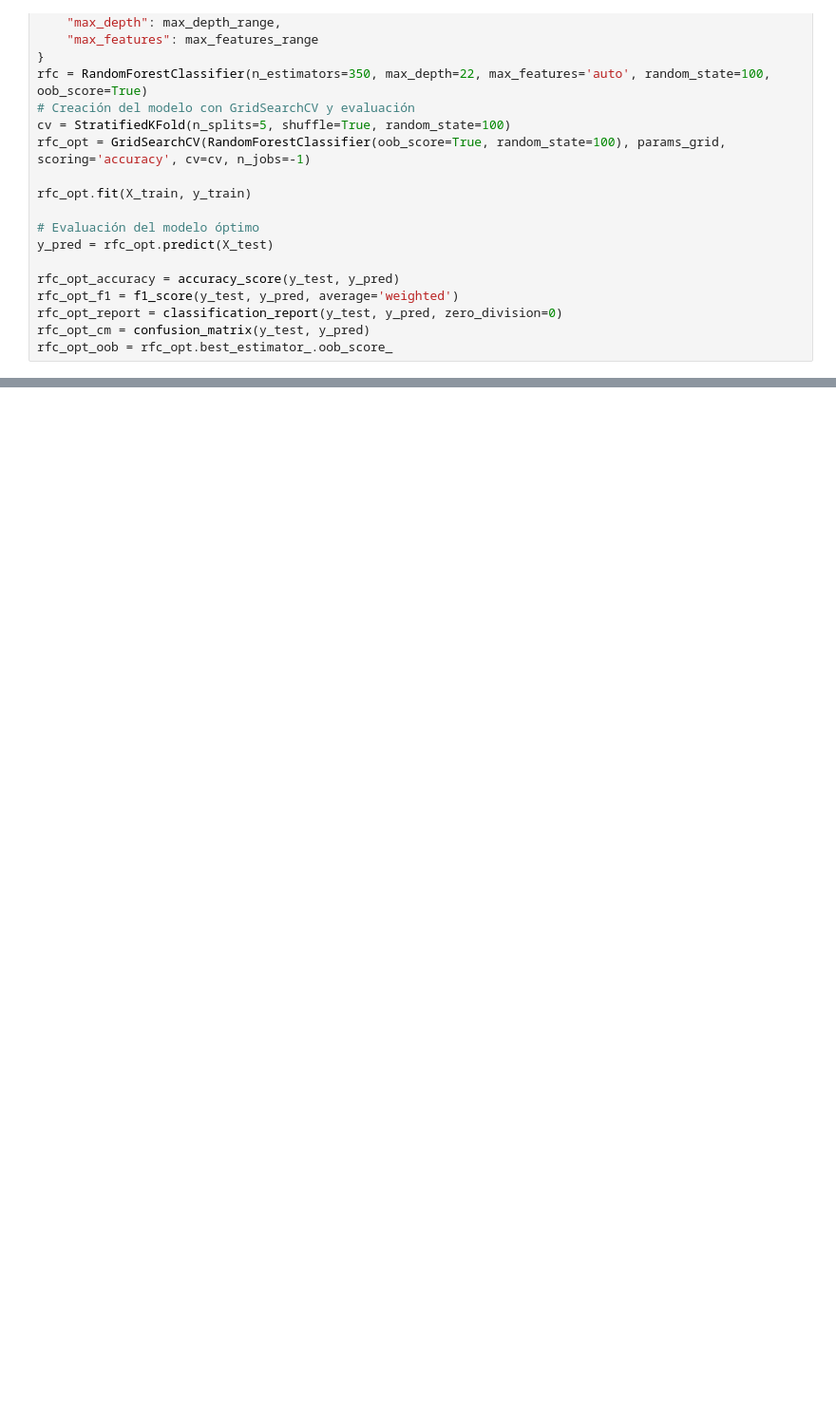
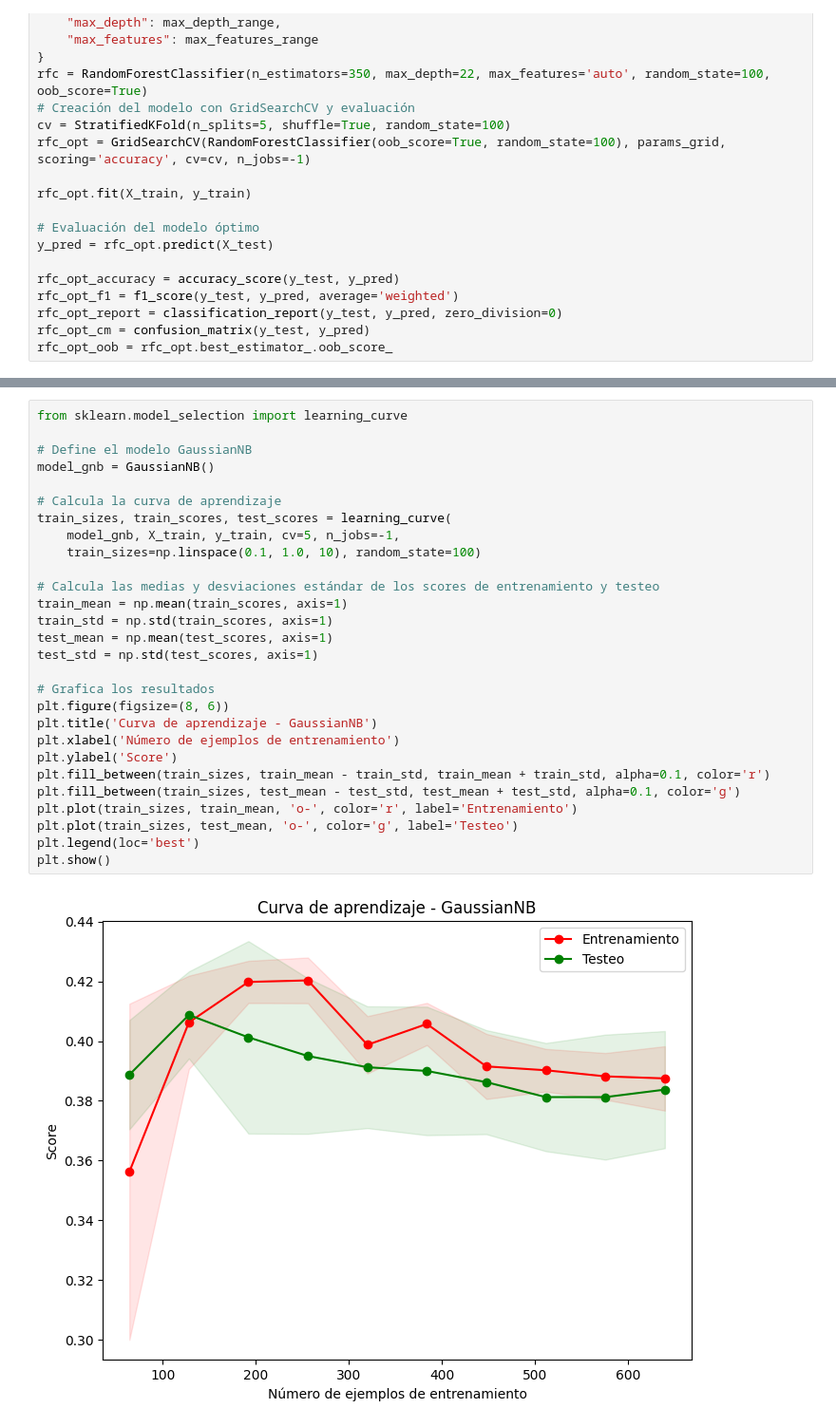
Before and after one commit to Agirre8/Examen-EDA, a Jupyter notebook: Ejercicio.ipynb, the cells around one changed output, grey strips where cells are left out. Shown: that part at 95% size. Drawn from its saved outputs; the diff is of its cells as text; blank space fills up the shorter version.

```diff
--- a/Ejercicio.ipynb
+++ b/Ejercicio.ipynb
@@ -490,0 +486,30 @@ for model in models:
+# %%
+from sklearn.model_selection import learning_curve
+
+# Define el modelo GaussianNB
+model_gnb = GaussianNB()
+
+# Calcula la curva de aprendizaje
+train_sizes, train_scores, test_scores = learning_curve(
+    model_gnb, X_train, y_train, cv=5, n_jobs=-1,
+    train_sizes=np.linspace(0.1, 1.0, 10), random_state=100)
+
+# Calcula las medias y desviaciones estándar de los scores de entrenamiento y testeo
+train_mean = np.mean(train_scores, axis=1)
+train_std = np.std(train_scores, axis=1)
+test_mean = np.mean(test_scores, axis=1)
+test_std = np.std(test_scores, axis=1)
+
+# Grafica los resultados
+plt.figure(figsize=(8, 6))
+plt.title('Curva de aprendizaje - GaussianNB')
+plt.xlabel('Número de ejemplos de entrenamiento')
+plt.ylabel('Score')
+plt.fill_between(train_sizes, train_mean - train_std, train_mean + train_std, alpha=0.1, color='r')
+plt.fill_between(train_sizes, test_mean - test_std, test_mean + test_std, alpha=0.1, color='g')
+plt.plot(train_sizes, train_mean, 'o-', color='r', label='Entrenamiento')
+plt.plot(train_sizes, test_mean, 'o-', color='g', label='Testeo')
+plt.legend(loc='best')
+plt.show()
+# %% [output]
+[figure, added]
```
Also changed, not shown: parts of 23 cells of this notebook.
